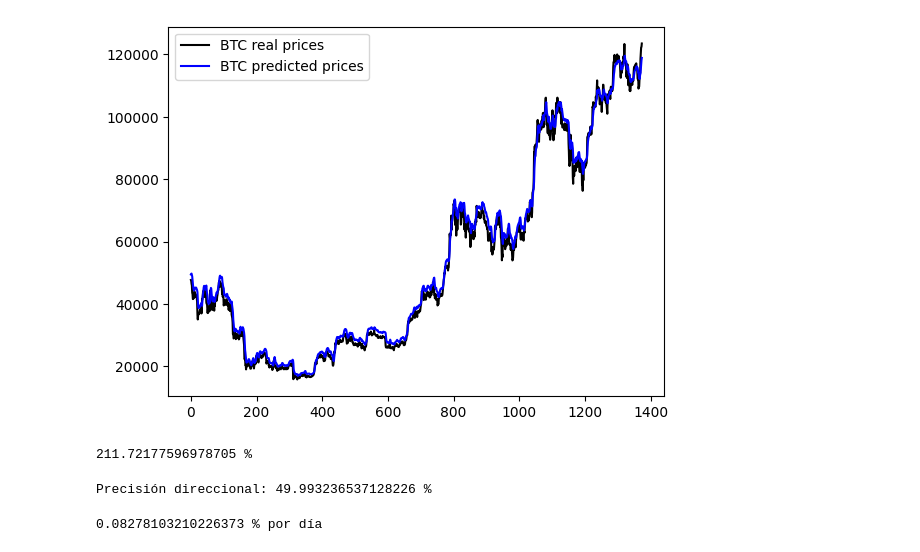
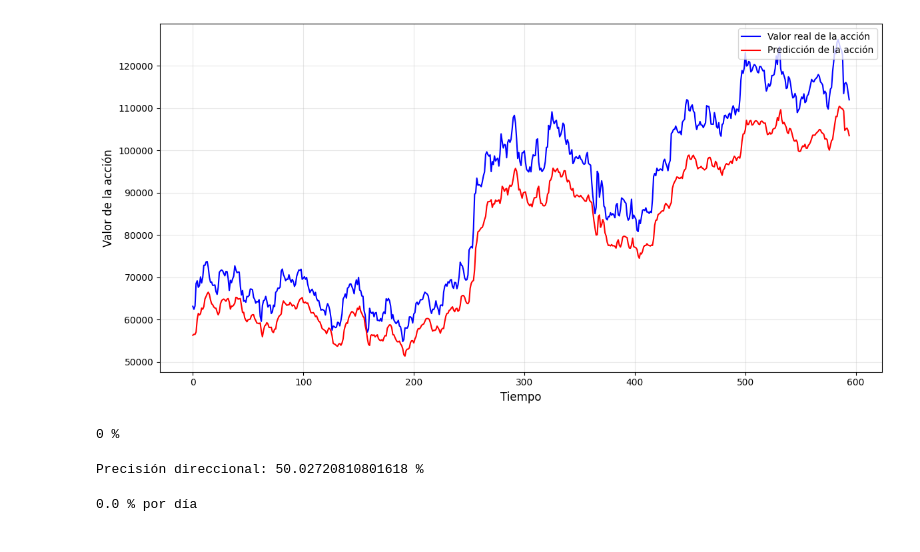
Before and after one commit to jeronimov10/CoinPredictor, a Jupyter notebook: Red_Neuronal/Red_Notebook_BTC.ipynb, the cells around one changed output. Saved outputs shown, nothing was run; the diff lists cells and outputs as text; code cells hidden in the pictures.

```diff
--- a/Red_Neuronal/Red_Notebook_BTC.ipynb
+++ b/Red_Neuronal/Red_Notebook_BTC.ipynb
@@ -35,3 +127,5 @@ x_train.shape
+# %%
+X_train = np.reshape(X_train, (X_train.shape[0], X_train.shape[1], 1))
 # %%
 #Construir el modelo
 
@@ -40,7 +134,7 @@ print('Comenzando el entrenamiento...')
 modelo = Sequential()
 
 #Capa 1
-modelo.add(GRU(units=50, return_sequences = True, input_shape = (x_train.shape[1],1)))
+modelo.add(GRU(units=50, return_sequences = True, input_shape = (X_train.shape[1],1)))
 modelo.add(Dropout(0.2))
 
 #Capa 2
@@ -58,7 +152,7 @@ modelo.add(Dense(units = 1))
 
 modelo.compile(optimizer='adam', loss='mean_squared_error')
 
-modelo.fit(x_train, y_train, epochs=25, batch_size=32)
+modelo.fit(X_train, Y_train, epochs=25, batch_size=32)
 print("Modelo entrenado exitosamente")
 # %% [output]
 Comenzando el entrenamiento...
@@ -82,13 +175,16 @@ Epoch 25/25
 Modelo entrenado exitosamente
 # %%
-#Datos Test
-ticker = yf.Ticker('BTC-USD')
-df_test = ticker.history(start = '2022-01-01', end = '2025-10-07')
+#test y predicicones
+x_test = set_validacion.values
+x_test_scaled = scaler.transform(x_test)
 
+X_test = []
+for i in range(time_step,len(x_test_scaled)):
+    X_test.append(x_test_scaled[i-time_step:i,0])
+X_test = np.array(X_test)
+X_test = np.reshape(X_test, (X_test.shape[0],X_test.shape[1],1))
 
+prediccion = modelo.predict(X_test)
+prediccion = scaler.inverse_transform(prediccion)
 
-actual_prices = df_test["Close"].values
-
-total_dataset = pd.concat((df['Close'],df_test['Close']),axis=0)
-modelo_inputs = total_dataset[len(total_dataset)-len(df_test)-prediction_days:].values
-modelo_inputs = scaler.transform(modelo_inputs.reshape(-1,1))
+print(prediccion)
@@ -123,32 +224,42 @@ print(predicted_prices[-10:])
 # %%
-plt.plot(actual_prices,color="black",label="BTC real prices")
-plt.plot(predicted_prices,color="blue",label="BTC predicted prices")
-plt.legend()
+fechas_validacion = set_validacion.index[time_step:]
+valores_reales = set_validacion.iloc[time_step:, 0].values
+
+plt.figure(figsize=(12, 6))
+plt.plot(valores_reales, label='Valor real de la acción', color='blue', linewidth=1.5)
+plt.plot(prediccion, label='Predicción de la acción', color='red', linewidth=1.5)
+
+plt.xlabel('Tiempo', fontsize=12)
+plt.ylabel('Valor de la acción', fontsize=12)
+plt.legend(loc='upper right', fontsize=10)
+plt.grid(True, alpha=0.3)
+plt.tight_layout()
+
 plt.show()
 # %% [output]
-[figure, old version]
+[figure, new version]
 # %%
 rentability = 1
-for i in range(1,len(actual_prices)):
-  if predicted_prices[i] > actual_prices[i-1]:
-    rentability*= actual_prices[i]/actual_prices[i-1]
+for i in range(1,len(valores_reales)):
+  if prediccion[i] > valores_reales[i-1]:
+    rentability*= valores_reales[i]/valores_reales[i-1]
 
 print((rentability-1)*100,"%")
 # %% [output]
-211.72177596978705 %
+0 %
 # %%
 directional_accuracy = np.mean(
-    (np.sign(predicted_prices[1:] - predicted_prices[:-1]) ==
-     np.sign(actual_prices[1:] - actual_prices[:-1]))
+    (np.sign(prediccion[1:] - prediccion[:-1]) ==
+     np.sign(valores_reales[1:] - valores_reales[:-1]))
 )
 print("Precisión direccional:", directional_accuracy*100, "%")
 # %% [output]
-Precisión direccional: 49.993236537128226 %
+Precisión direccional: 50.02720810801618 %
 # %%
-daily_return = (rentability ** (1/len(actual_prices))) - 1
+daily_return = (rentability ** (1/len(valores_reales))) - 1
 print(daily_return * 100, "% por día")
 # %% [output]
-0.08278103210226373 % por día
+0.0 % por día
 # %%
 dias_futuros = 10
 
```
Also changed, not shown: parts of 10 cells of this notebook, 10 other files.
